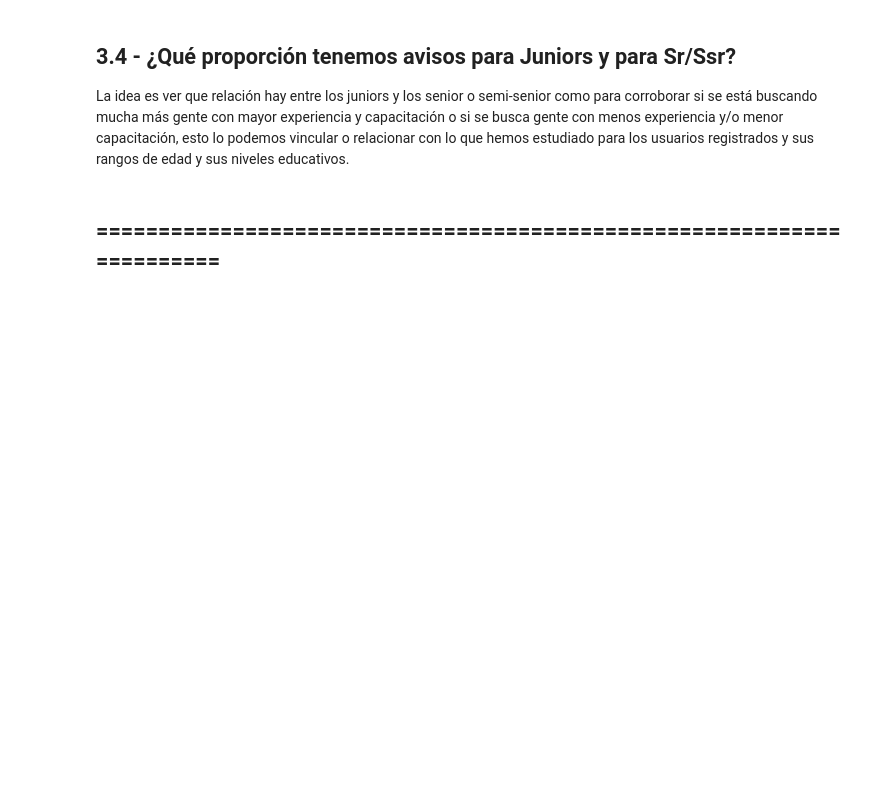
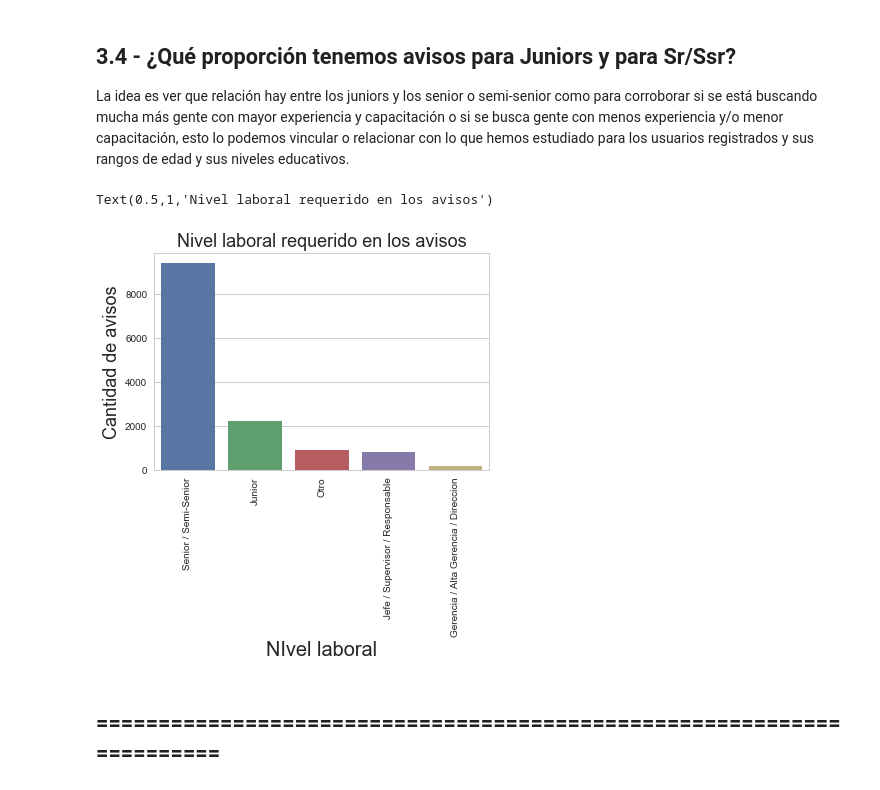
Before and after one commit to shizus/orga_datos_2018_1c, a Jupyter notebook: INFORME_TP1_REENTREGA.ipynb, the cells around one changed output. Cells and saved outputs as stored; diff of their text form; code cells hidden in the pictures; blank space fills up the shorter version.

```diff
--- a/INFORME_TP1_REENTREGA.ipynb
+++ b/INFORME_TP1_REENTREGA.ipynb
@@ -162,6 +162,13 @@ avisos_online['esta_online'] = 'si'
 avisos_detalle_completo = avisos_detalle.merge(avisos_online,left_on='idaviso', right_on='idaviso',how='left')
 ## PONEMOS EN 'NO' TODOS AQUELLOS AVISOS QUE NO ESTAN ONLINE.
 avisos_detalle_completo.loc[avisos_detalle_completo.esta_online != 'si', 'esta_online'] = 'no'
+avisos_detalle_completo.head()
+## LIMPIAMOS LOS ACENTOS PARA EL NIVEL LABORAL QUE NOS TRAEN PROBLEMAS A LA HORA DE GRAFICAR.
+avisos_detalle_completo['nivel_laboral_x'] = avisos_detalle_completo['nivel_laboral_x'].str.replace("á", "a")
+avisos_detalle_completo['nivel_laboral_x'] = avisos_detalle_completo['nivel_laboral_x'].str.replace("é", "e")
+avisos_detalle_completo['nivel_laboral_x'] = avisos_detalle_completo['nivel_laboral_x'].str.replace("í", "i")
+avisos_detalle_completo['nivel_laboral_x'] = avisos_detalle_completo['nivel_laboral_x'].str.replace("ó", "o")
+avisos_detalle_completo['nivel_laboral_x'] = avisos_detalle_completo['nivel_laboral_x'].str.replace("ú", "u")
 # %% [markdown]
 ### 1.2.3 - Visitas:
 
@@ -399,11 +406,14 @@ plt.show()
 La idea es ver que relación hay entre los juniors y los senior o semi-senior como para corroborar si se está buscando mucha más gente con mayor experiencia y capacitación o si se busca gente con menos experiencia y/o menor capacitación, esto lo podemos vincular o relacionar con lo que hemos estudiado para los usuarios registrados y sus rangos de edad y sus niveles educativos.
 # %%
 ## GRAFICAMOS LA PROPORCIÓN ENTRE JR y SSR/SR
-g = sns.countplot(x='nivel_laboral', data=avisos_detalle_completo, order=avisos_detalle_completo['nivel_laboral'].value_counts().index, orient='v')
+g = sns.countplot(x='nivel_laboral_x', data=avisos_detalle_completo, order=avisos_detalle_completo['nivel_laboral_x'].value_counts().index, orient='v')
 g.set_xticklabels(g.get_xticklabels(),rotation=90)
-g.set_xlabel("NIvel laboral", fontsize=18)
+g.set_xlabel("NIvel laboral", fontsize=20)
 g.set_ylabel("Cantidad de avisos", fontsize=18)
 g.set_title("Nivel laboral requerido en los avisos", fontsize=18)
+# %% [output]
+Text(0.5,1,'Nivel laboral requerido en los avisos')
+[figure, added]
 # %% [markdown]
 ## ======================================================================
 # %% [markdown]
```
Also changed, not shown: parts of 5 cells of this notebook.
